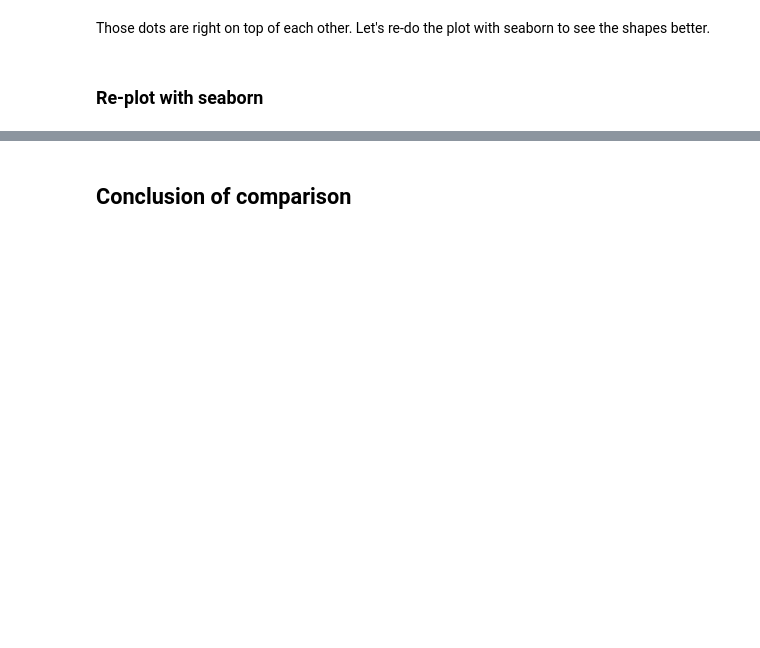
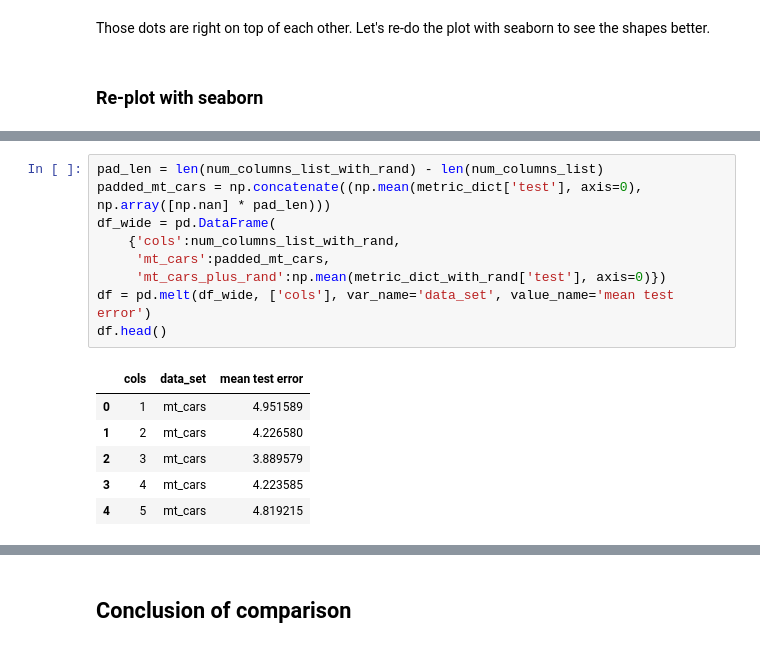
Before and after one commit to jeanimal/double_descent_dar, a Jupyter notebook: double_descent_mtcars_reg.ipynb, the cells around one changed output, grey strips where cells are left out. Cells and saved outputs as stored; diff of their text form; blank space fills up the shorter version.

```diff
--- a/double_descent_mtcars_reg.ipynb
+++ b/double_descent_mtcars_reg.ipynb
@@ -403,0 +422,16 @@ sns.lineplot(data=df, x='cols', y='mean test error', hue='data_set')
+# %%
+pad_len = len(num_columns_list_with_rand) - len(num_columns_list)
+padded_mt_cars = np.concatenate((np.mean(metric_dict['test'], axis=0), np.array([np.nan] * pad_len)))
+df_wide = pd.DataFrame(
+    {'cols':num_columns_list_with_rand,
+     'mt_cars':padded_mt_cars,
+     'mt_cars_plus_rand':np.mean(metric_dict_with_rand['test'], axis=0)})
+df = pd.melt(df_wide, ['cols'], var_name='data_set', value_name='mean test error')
+df.head()
+# %% [output]
+|  | cols | data_set | mean test error |
+| 0 | 1 | mt_cars | 4.951589 |
+| 1 | 2 | mt_cars | 4.226580 |
+| 2 | 3 | mt_cars | 3.889579 |
+| 3 | 4 | mt_cars | 4.223585 |
+| 4 | 5 | mt_cars | 4.819215 |
```
Also changed, not shown: parts of 22 cells of this notebook.
